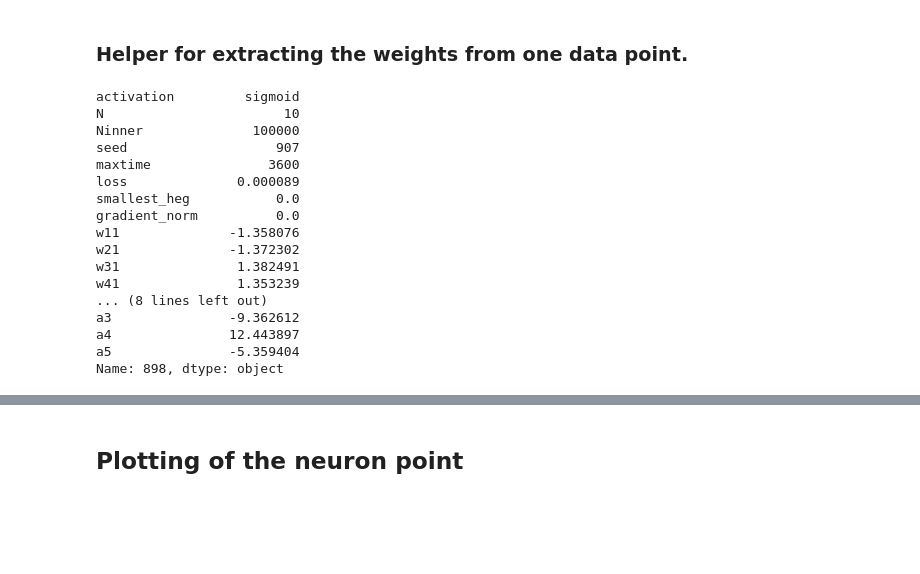
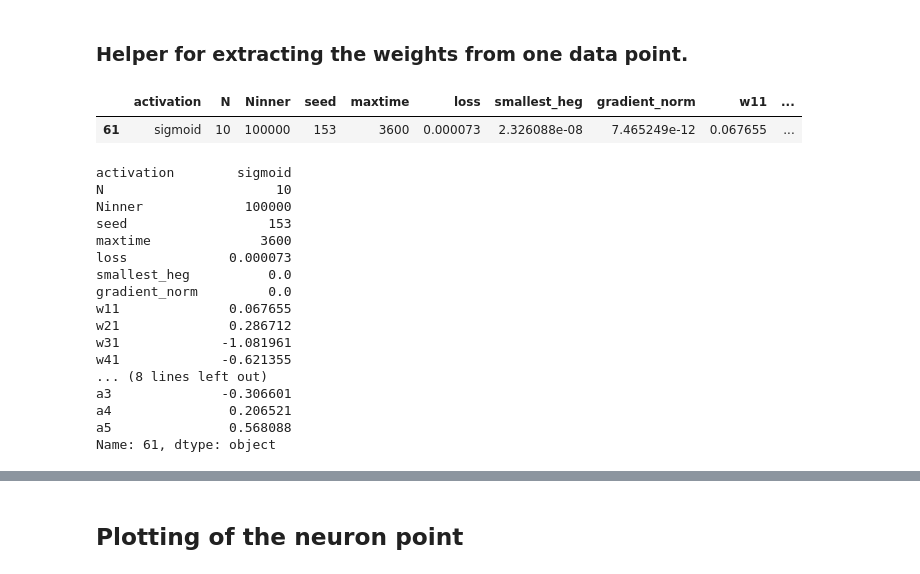
Before and after one commit to theostoican/MastersThesis, a Jupyter notebook: experiments_analysis_Julia_based_data.ipynb, the cells around one changed output, grey strips where cells are left out. Cells and saved outputs as stored; diff of their text form; code cells hidden in the pictures; blank space fills up the shorter version.

```diff
--- a/experiments_analysis_Julia_based_data.ipynb
+++ b/experiments_analysis_Julia_based_data.ipynb
@@ -182,30 +182,35 @@ def extract_weights(data_point):
                     data_point['a4'],
                     data_point['a5']]
   return incoming_weights_x, incoming_weights_y, outgoing_weights
+# %%
+sample_point = max_loss_data.sample()
+sample_point
+# %% [output]
+|  | activation | N | Ninner | seed | maxtime | loss | smallest_heg | gradient_norm | w11 | ... |
+| 61 | sigmoid | 10 | 100000 | 153 | 3600 | 0.000073 | 2.326088e-08 | 7.465249e-12 | 0.067655 | ... |
 # %%
 # sample_point = max_loss_data[max_loss_data['smallest_heg'] == min(abs(max_loss_data['smallest_heg']))]
-sample_point = max_loss_data.sample()
-for _, sample_point in max_loss_data.sample().iterrows():
+for _, sample_point in sample_point.iterrows():
   pass
 sample_point
 # %% [output]
-activation         sigmoid
-N                       10
-Ninner              100000
-seed                   907
-maxtime               3600
-loss              0.000089
-smallest_heg           0.0
-gradient_norm          0.0
-w11              -1.358076
-w21              -1.372302
-w31               1.382491
-w41               1.353239
+activation        sigmoid
+N                      10
+Ninner             100000
+seed                  153
+maxtime              3600
+loss             0.000073
+smallest_heg          0.0
+gradient_norm         0.0
+w11              0.067655
+w21              0.286712
+w31             -1.081961
+w41             -0.621355
 ... (8 lines left out)
-a3               -9.362612
-a4               12.443897
-a5               -5.359404
-Name: 898, dtype: object
+a3              -0.306601
+a4               0.206521
+a5               0.568088
+Name: 61, dtype: object
 # %%
 sample_point['loss']
 # %% [output]
```
Also changed, not shown: parts of 12 cells of this notebook.
